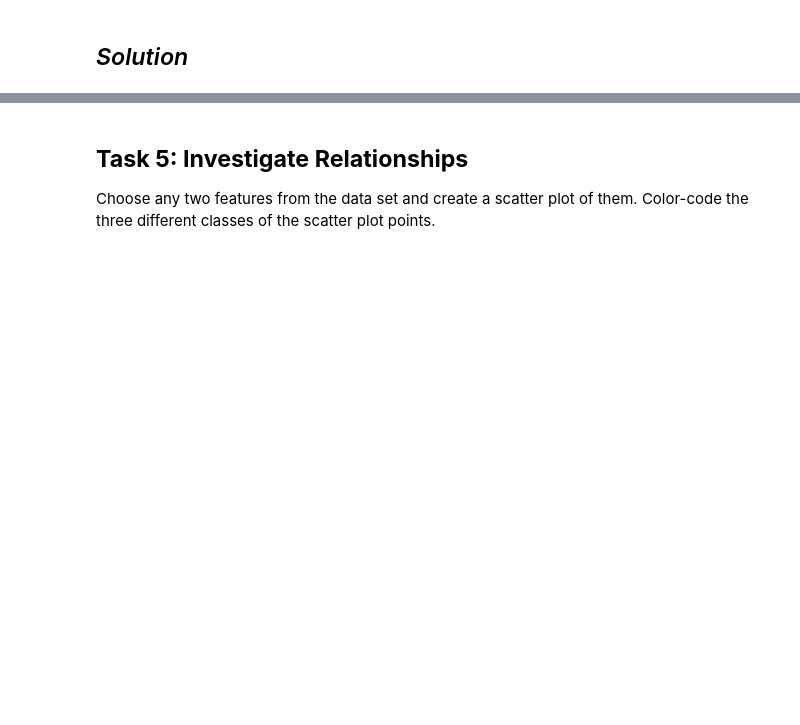
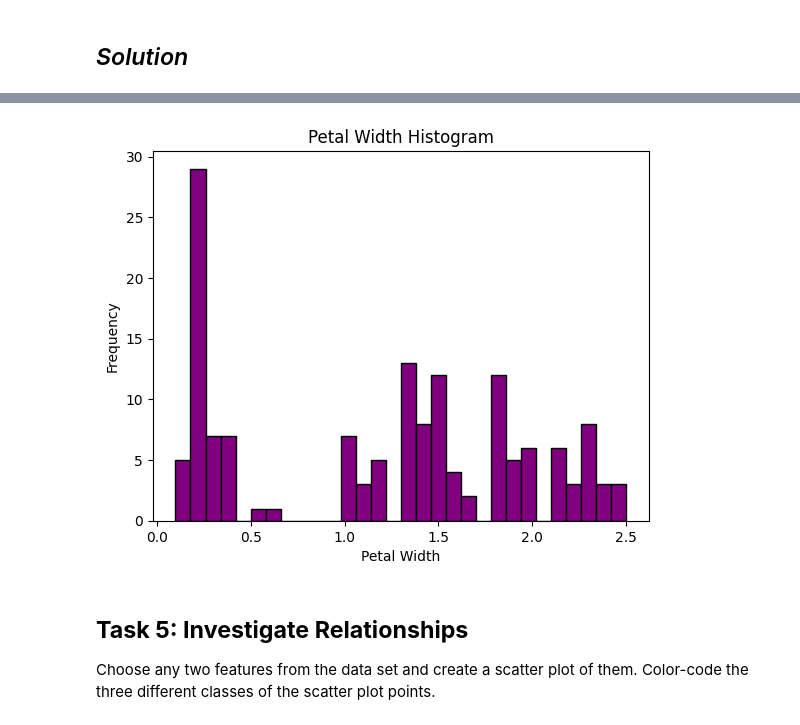
Before and after one commit to AnnaLoz28/principles_of_data_analytics, a Jupyter notebook: tasks.ipynb, the cells around one changed output, grey strips where cells are left out. Cells and saved outputs as stored; diff of their text form; code cells hidden in the pictures; blank space fills up the shorter version.

```diff
--- a/tasks.ipynb
+++ b/tasks.ipynb
@@ -398,3 +428,12 @@ Add appropriate titles and axis labels.
+# %%
+# create a histogram plot of Petal Width
+pwp = plt.hist(ds["data"][:,3], bins=30, color='purple', edgecolor='black');
+plt.title('Petal Width Histogram')
+plt.xlabel('Petal Width')
+plt.ylabel('Frequency')
+plt.show()
+# %% [output]
+[figure, added]
 # %% [markdown]
 ## **Task 5: Investigate Relationships**
 
```
Also changed, not shown: parts of 4 cells of this notebook.
